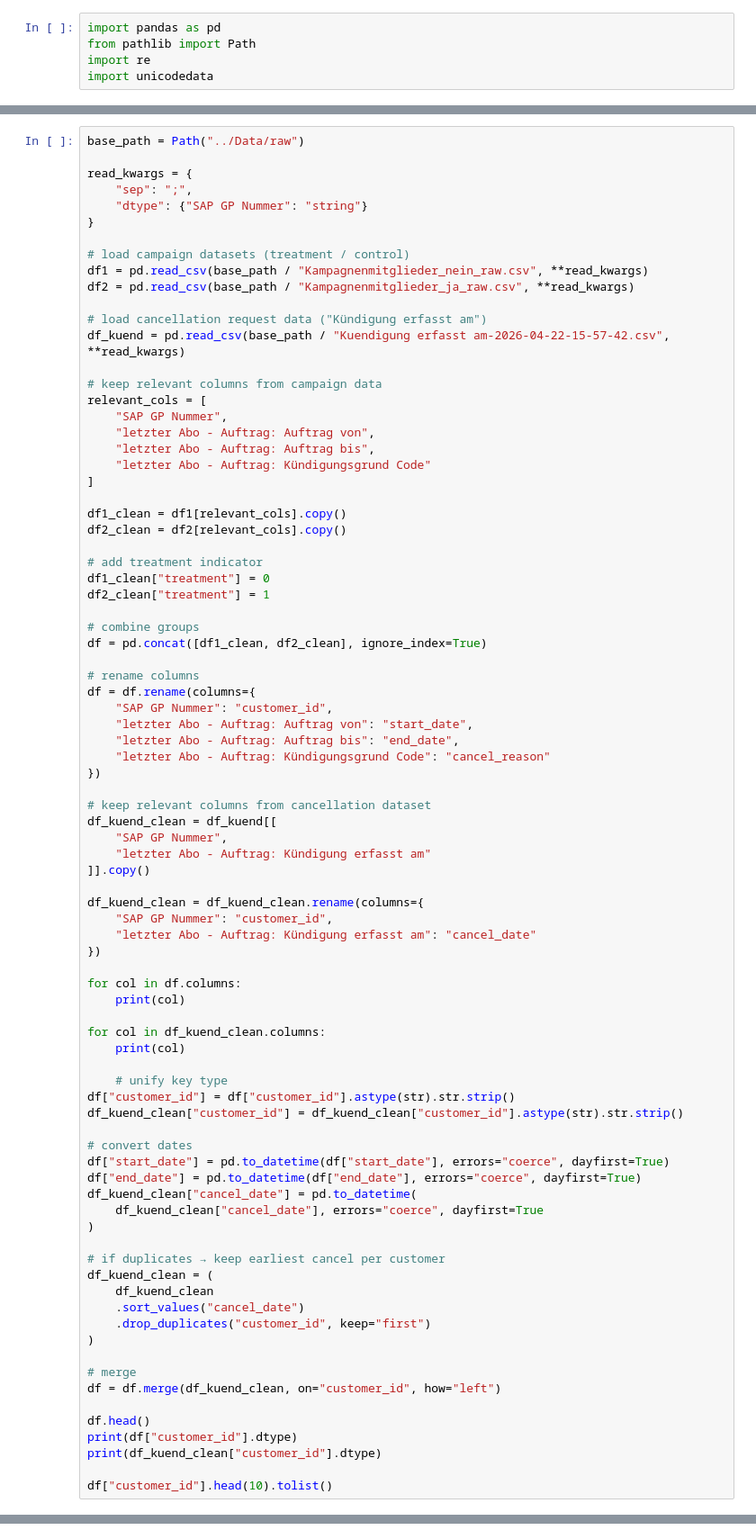
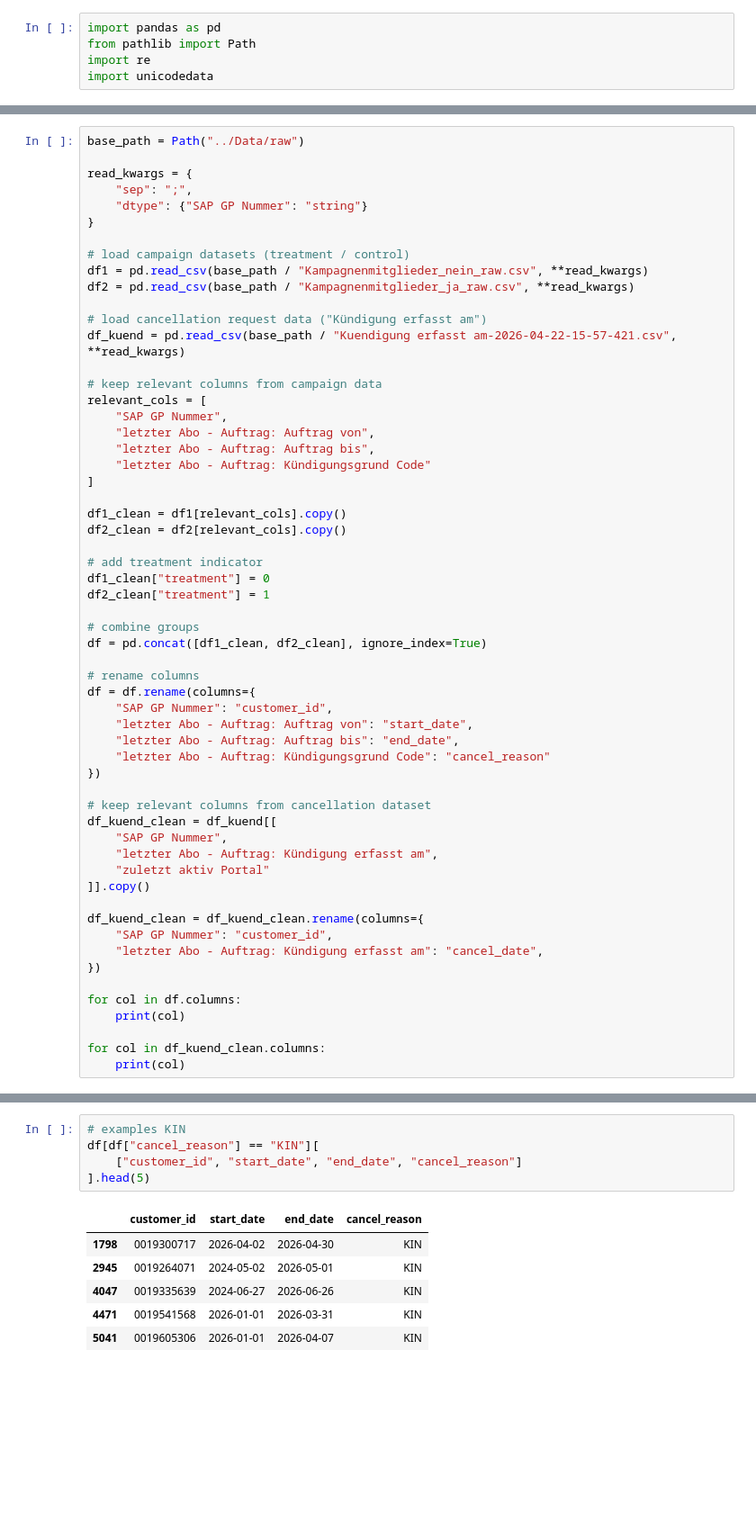
Before and after one commit to DariaL-git/Bachelorarbeit, a Jupyter notebook: modell/data_preparation.ipynb, the cells around one changed output, grey strips where cells are left out. Shown at 90% size. Cells and saved outputs as stored; diff of their text form; blank space fills up the shorter version.

```diff
--- a/modell/data_preparation.ipynb
+++ b/modell/data_preparation.ipynb
@@ -38,7 +35,7 @@ df1 = pd.read_csv(base_path / "Kampagnenmitglieder_nein_raw.csv", **read_kwargs)
 df2 = pd.read_csv(base_path / "Kampagnenmitglieder_ja_raw.csv", **read_kwargs)
 
 # load cancellation request data ("Kündigung erfasst am")
-df_kuend = pd.read_csv(base_path / "Kuendigung erfasst am-2026-04-22-15-57-42.csv", **read_kwargs)
+df_kuend = pd.read_csv(base_path / "Kuendigung erfasst am-2026-04-22-15-57-421.csv", **read_kwargs)
 
 # keep relevant columns from campaign data
 relevant_cols = [
@@ -69,12 +66,13 @@ df = df.rename(columns={
 # keep relevant columns from cancellation dataset
 df_kuend_clean = df_kuend[[
     "SAP GP Nummer",
-    "letzter Abo - Auftrag: Kündigung erfasst am"
+    "letzter Abo - Auftrag: Kündigung erfasst am",
+    "zuletzt aktiv Portal"
 ]].copy()
 
 df_kuend_clean = df_kuend_clean.rename(columns={
     "SAP GP Nummer": "customer_id",
-    "letzter Abo - Auftrag: Kündigung erfasst am": "cancel_date"
+    "letzter Abo - Auftrag: Kündigung erfasst am": "cancel_date",
 })
 
 for col in df.columns:
@@ -82,33 +80,6 @@ for col in df.columns:
 
 for col in df_kuend_clean.columns:
     print(col)
-
-    # unify key type
-df["customer_id"] = df["customer_id"].astype(str).str.strip()
-df_kuend_clean["customer_id"] = df_kuend_clean["customer_id"].astype(str).str.strip()
-
-# convert dates
-df["start_date"] = pd.to_datetime(df["start_date"], errors="coerce", dayfirst=True)
-df["end_date"] = pd.to_datetime(df["end_date"], errors="coerce", dayfirst=True)
-df_kuend_clean["cancel_date"] = pd.to_datetime(
-    df_kuend_clean["cancel_date"], errors="coerce", dayfirst=True
-)
-
-# if duplicates → keep earliest cancel per customer
-df_kuend_clean = (
-    df_kuend_clean
-    .sort_values("cancel_date")
-    .drop_duplicates("customer_id", keep="first")
-)
-
-# merge
-df = df.merge(df_kuend_clean, on="customer_id", how="left")
-
-df.head()
-print(df["customer_id"].dtype)
-print(df_kuend_clean["customer_id"].dtype)
-
-df["customer_id"].head(10).tolist()
 # %% [output]
 customer_id
 start_date
@@ -133,0 +245,12 @@ str
+# %%
+# examples KIN
+df[df["cancel_reason"] == "KIN"][
+    ["customer_id", "start_date", "end_date", "cancel_reason"]
+].head(5)
+# %% [output]
+|  | customer_id | start_date | end_date | cancel_reason |
+| 1798 | 0019300717 | 2026-04-02 | 2026-04-30 | KIN |
+| 2945 | 0019264071 | 2024-05-02 | 2026-05-01 | KIN |
+| 4047 | 0019335639 | 2024-06-27 | 2026-06-26 | KIN |
+| 4471 | 0019541568 | 2026-01-01 | 2026-03-31 | KIN |
+| 5041 | 0019605306 | 2026-01-01 | 2026-04-07 | KIN |
```
Also changed, not shown: parts of 25 cells of this notebook.
